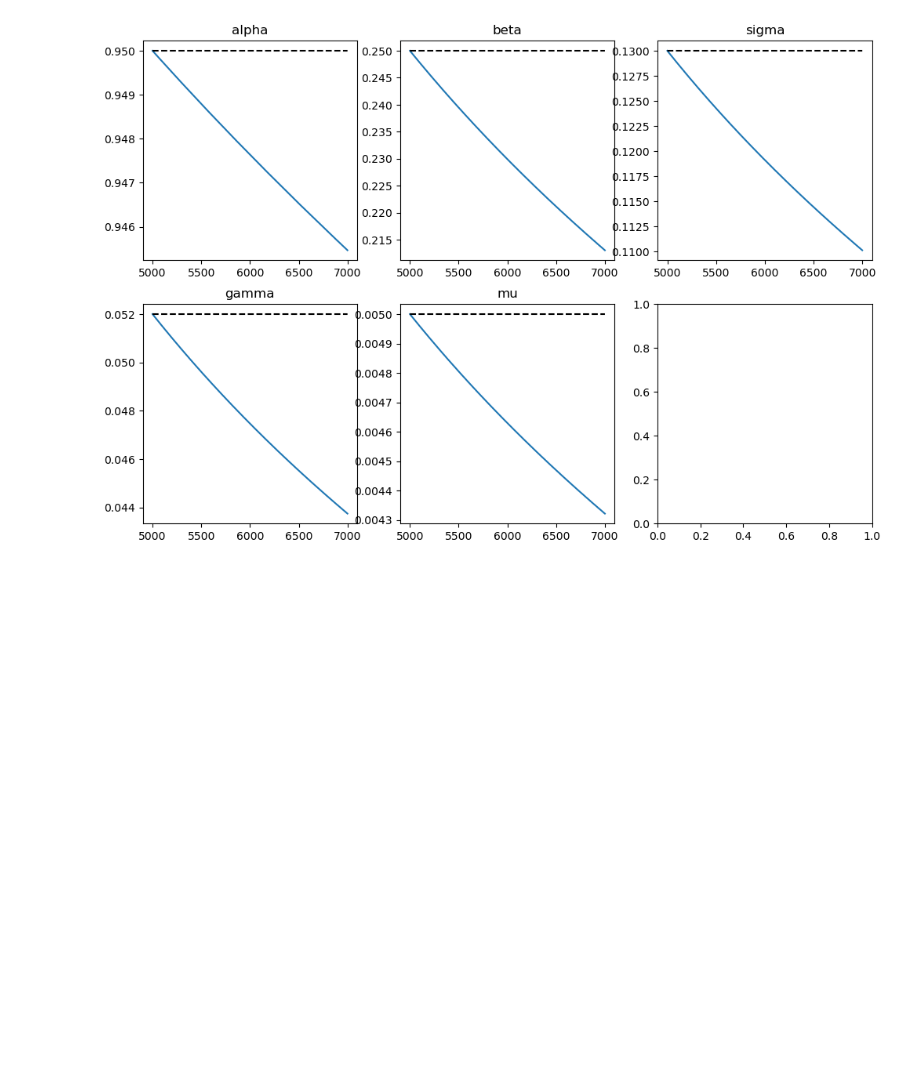
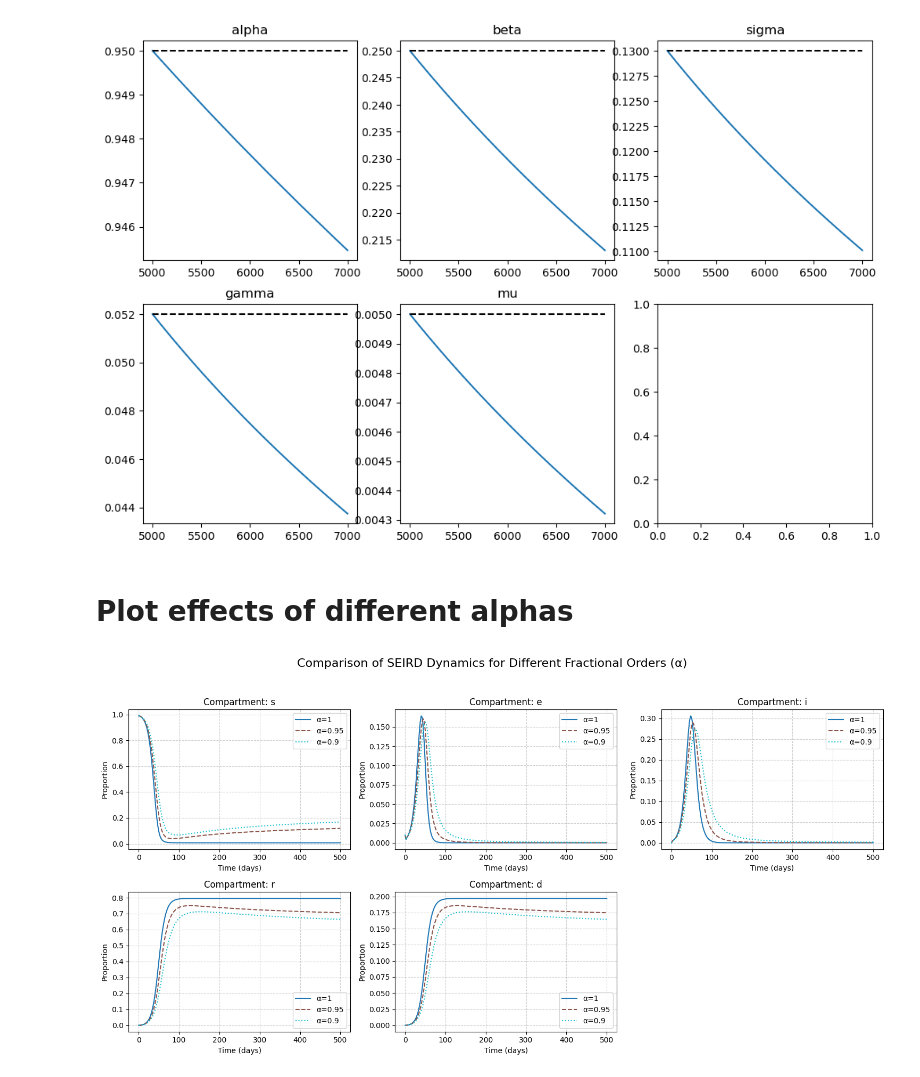
Before and after one commit to ashtonvcole/EpiPINN, a Jupyter notebook: EpiPINN.ipynb, the cells around one changed output. Saved outputs shown, nothing was run; the diff lists cells and outputs as text; code cells hidden in the pictures; blank space fills up the shorter version.

Commit message:
Added plots to visualize the effects of different alphas

```diff
--- a/EpiPINN.ipynb
+++ b/EpiPINN.ipynb
@@ -1150,3 +1150,49 @@ axs[1, 1].set_title('mu')
 # %% [output]
 Text(0.5, 1.0, 'mu')
 [figure]
+# %% [markdown]
+# Plot effects of different alphas
+# %%
+_, beta_true, sigma_true, gamma_true, mu_true = generate_true_data()
+alphas = [1,.95,.9]
+y0 = np.array([0.99, 0.01, 0, 0, 0]) # Initial state: 1% exposed
+t0 = 0
+tf = 500 # 500 days
+num_step = 200 # Good ground truth from tests
+f = lambda t, y: np.array([
+    - beta_true * (y[0] * y[2]) / (1 - y[4]),
+    beta_true * (y[0] * y[2]) / (1 - y[4]) - sigma_true * y[1],
+    sigma_true * y[1] - (gamma_true + mu_true) * y[2],
+    gamma_true * y[2],
+    mu_true * y[2]
+])
+fig, axs = plt.subplots(2, 3, figsize=(15, 8))
+axs = axs.ravel()
+labels = ['s', 'e', 'i', 'r', 'd']
+colors = plt.cm.tab10(np.linspace(0, 1, len(alphas)))
+linestyles = ['-', '--', ':']
+
+for idx, alpha_val in enumerate(alphas):
+    ts, ys = caputo_euler(f, alpha_val, (t0, tf), num_step, y0)
+
+    for i in range(5):
+        axs[i].plot(ts, ys[:, i],
+                    label=f'α={alpha_val}',
+                    color=colors[idx],
+                    linestyle=linestyles[idx])
+
+for i in range(5):
+    axs[i].set_title(f'Compartment: {labels[i]}')
+    axs[i].set_xlabel('Time (days)')
+    axs[i].set_ylabel('Proportion')
+    axs[i].legend()
+    axs[i].grid(True, linestyle='--', alpha=0.6)
+
+# Hide the unused 6th subplot
+axs[5].axis('off')
+
+plt.suptitle('Comparison of SEIRD Dynamics for Different Fractional Orders (α)', fontsize=16)
+plt.tight_layout(rect=[0, 0.03, 1, 0.95]) # Adjust layout to make room for suptitle
+plt.show()
+# %% [output]
+[figure, added]
```
